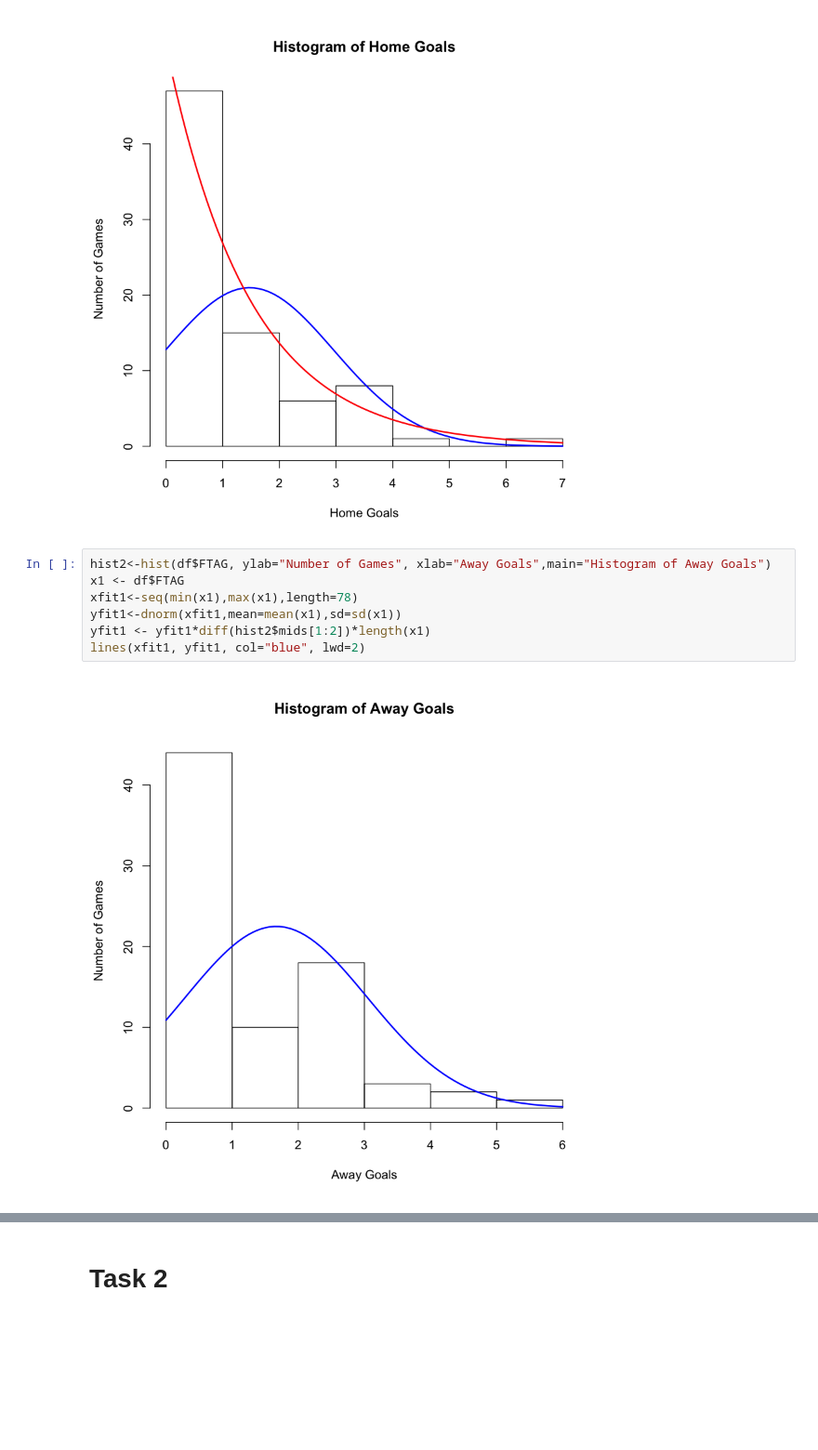
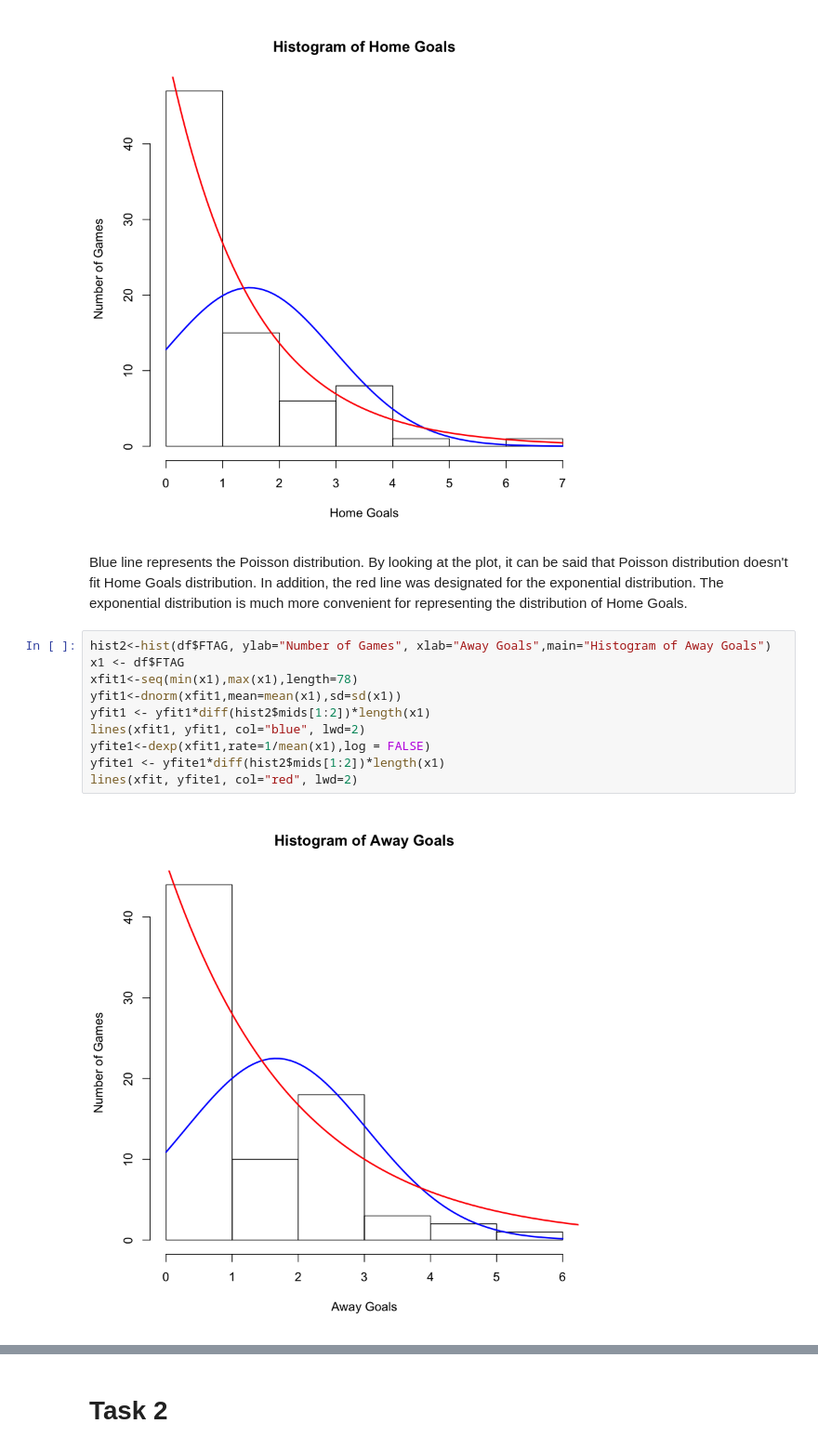
Before and after one commit to BU-IE-582/fall20-mbahadir, a Jupyter notebook: Homework1/Homework 1.ipynb, the cells around one changed output, grey strips where cells are left out. Shown at 93% size. Saved outputs shown, nothing was run; the diff lists cells and outputs as text; blank space fills up the shorter version.

Commit message:
First version of report and plot for task2

```diff
--- a/Homework1/Homework 1.ipynb
+++ b/Homework1/Homework 1.ipynb
@@ -100,12 +107,17 @@ yfite <- yfite*diff(hist1$mids[1:2])*length(x)
 lines(xfit, yfite, col="red", lwd=2)
 # %% [output]
 [figure]
+# %% [markdown]
+Blue line represents the Poisson distribution. By looking at the plot, it can be said that Poisson distribution doesn't fit Home Goals distribution. In addition, the red line was designated for the exponential distribution. The exponential distribution is much more convenient for representing the distribution of Home Goals.
 # %%
 hist2<-hist(df$FTAG, ylab="Number of Games", xlab="Away Goals",main="Histogram of Away Goals")
 x1 <- df$FTAG
 xfit1<-seq(min(x1),max(x1),length=78)
 yfit1<-dnorm(xfit1,mean=mean(x1),sd=sd(x1))
 yfit1 <- yfit1*diff(hist2$mids[1:2])*length(x1)
 lines(xfit1, yfit1, col="blue", lwd=2)
+yfite1<-dexp(xfit1,rate=1/mean(x1),log = FALSE)
+yfite1 <- yfite1*diff(hist2$mids[1:2])*length(x1)
+lines(xfit, yfite1, col="red", lwd=2)
 # %% [output]
-[figure, old version]
+[figure, new version]
```
Also changed, not shown: parts of 34 cells of this notebook, 2 other files.
